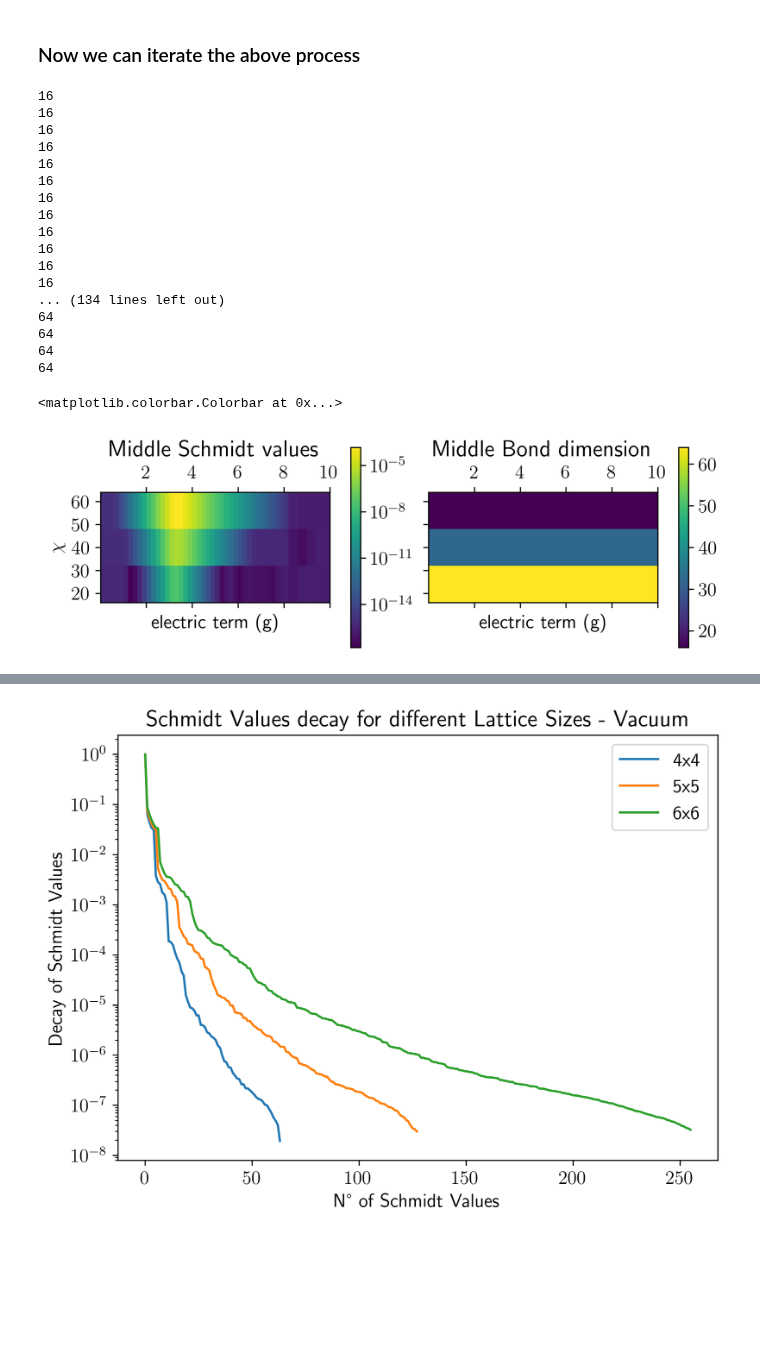
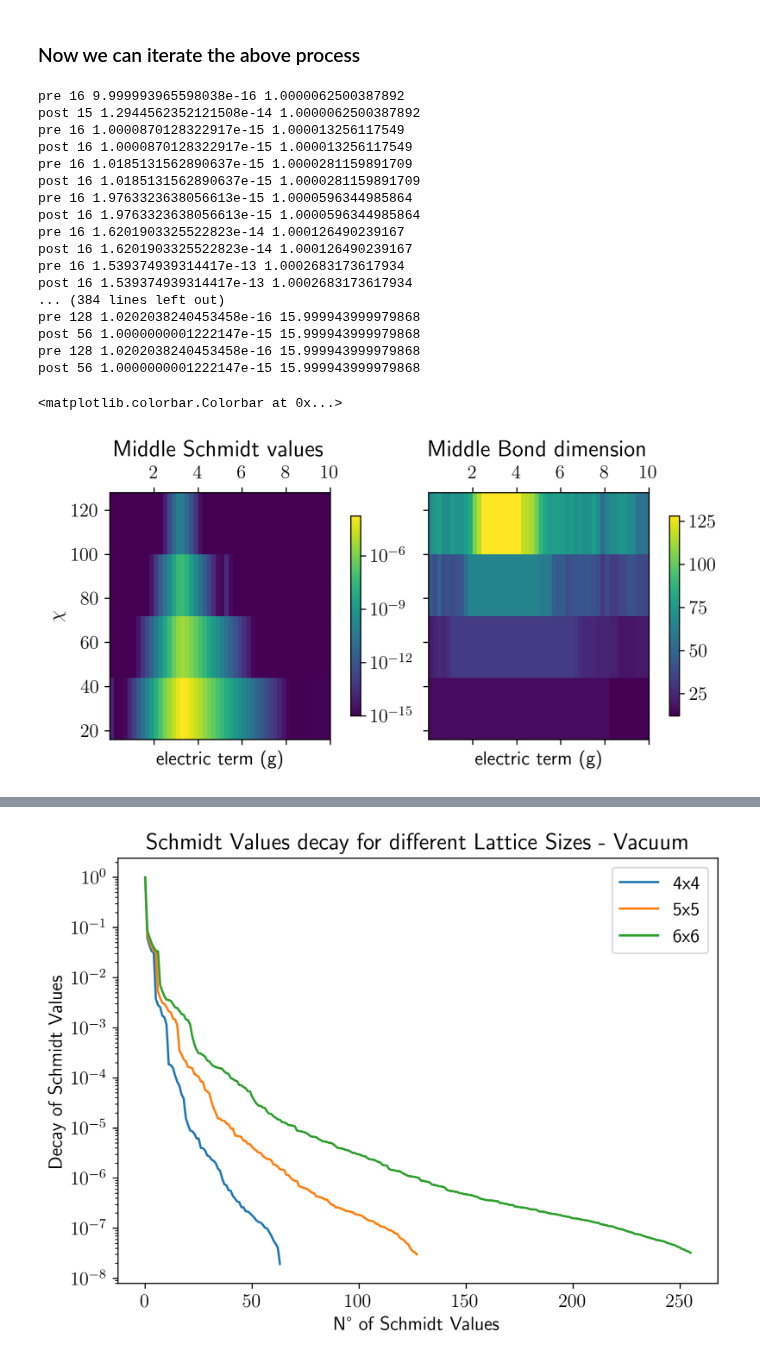
Before and after one commit to Fradm98/qs-mps, a Jupyter notebook: src/qs_mps/applications/Z2/check_schmidt_vals.ipynb, the cells around one changed output, grey strips where cells are left out. Saved outputs shown, nothing was run; the diff lists cells and outputs as text; code cells hidden in the pictures; blank space fills up the shorter version.

Commit message:
checking the schmidt values and energies, Z2 vacuum 4x4

```diff
--- a/src/qs_mps/applications/Z2/check_schmidt_vals.ipynb
+++ b/src/qs_mps/applications/Z2/check_schmidt_vals.ipynb
@@ -104,58 +104,67 @@ plt.show()
 # %%
 # let us retrieve the schmidt values from the tensors
 schmidt_vals_chi = []
+entropy_chi = []
 bond_dim_chi = []
 hs = np.logspace(1,-3,50)
-chis = [16,32,64]
+chis = [16,32,64,128]
 threshold = 1e-15
 params = [[h,chi] for chi in chis for h in hs]
 params_extent = np.concatenate([np.min(params, axis=0), np.max(params, axis=0)])
 params_extent = tuple(params_extent[[0, 2, 1, 3]])
+prob = []
 for chi in chis:
     schmidt_vals_h = []
     bond_dim_h = []
+    entropy_h = []
     for h in hs:
         lattice = MPS(L=5, d=16, chi=chi, h=h, model="Z2_dual")
         lattice.load_sites(path="/Users/fradm98/Desktop/projects/1_Z2", precision=3)
         lattice.L = lattice.L - 1
         lattice.canonical_form(svd_direction="right", trunc_chi=True, trunc_tol=False)
         sm = lattice.bonds[lattice.L // 2].copy()
-        print(len(sm))
-        sm[sm > threshold]
+        prob = np.sum(sm**2)
+        print("pre", len(sm), sm[-1], prob)
+        sm = sm[sm > threshold]
+        prob = np.sum(sm**2)
+        print("post", len(sm), sm[-1], prob)
+        entr = von_neumann_entropy(sm)
+        entropy_h.append(entr)
         schmidt_vals_h.append(sm[-1])
         bond_dim_h.append(len(sm))
     schmidt_vals_chi.append(schmidt_vals_h)
     bond_dim_chi.append(bond_dim_h)
+    entropy_chi.append(entropy_h)
 # %% [output]
-16
-16
-16
-16
-16
-16
-16
-16
-16
-16
-16
-16
-... (134 lines left out)
-64
-64
-64
-64
+pre 16 9.999993965598038e-16 1.0000062500387892
+post 15 1.2944562352121508e-14 1.0000062500387892
+pre 16 1.0000870128322917e-15 1.000013256117549
+post 16 1.0000870128322917e-15 1.000013256117549
+pre 16 1.0185131562890637e-15 1.0000281159891709
+post 16 1.0185131562890637e-15 1.0000281159891709
+pre 16 1.9763323638056613e-15 1.0000596344985864
+post 16 1.9763323638056613e-15 1.0000596344985864
+pre 16 1.6201903325522823e-14 1.000126490239167
+post 16 1.6201903325522823e-14 1.000126490239167
+pre 16 1.539374939314417e-13 1.0002683173617934
+post 16 1.539374939314417e-13 1.0002683173617934
+... (384 lines left out)
+pre 128 1.0202038240453458e-16 15.999943999979868
+post 56 1.0000000001222147e-15 15.999943999979868
+pre 128 1.0202038240453458e-16 15.999943999979868
+post 56 1.0000000001222147e-15 15.999943999979868
 # %%
 from matplotlib import colors
 fig, axs = plt.subplots(1,2, sharey=True)
-matshow0 = axs[0].matshow(schmidt_vals_chi, extent=params_extent, aspect=0.1, norm=colors.LogNorm(vmin=np.min(schmidt_vals_chi), vmax=np.max(schmidt_vals_chi)))
+matshow0 = axs[0].matshow(schmidt_vals_chi, origin='lower', extent=params_extent, aspect=0.1, norm=colors.LogNorm(vmin=np.min(schmidt_vals_chi), vmax=np.max(schmidt_vals_chi)))
 axs[0].set_title("Middle Schmidt values")
 axs[0].set_ylabel("$\chi$")
 axs[0].set_xlabel("electric term (g)")
-matshow1 = axs[1].matshow(bond_dim_chi, extent=params_extent, aspect=0.1)
+matshow1 = axs[1].matshow(bond_dim_chi, origin='lower', extent=params_extent, aspect=0.1)
 axs[1].set_title("Middle Bond dimension")
 axs[1].set_xlabel("electric term (g)")
 fig.colorbar(matshow0, ax=axs[0], shrink=0.4)
 fig.colorbar(matshow1, ax=axs[1], shrink=0.4)
 # %% [output]
 <matplotlib.colorbar.Colorbar at 0x...>
-[figure, old version]
+[figure, new version]
```
Also changed, not shown: parts of 8 cells of this notebook, 3 other files.
